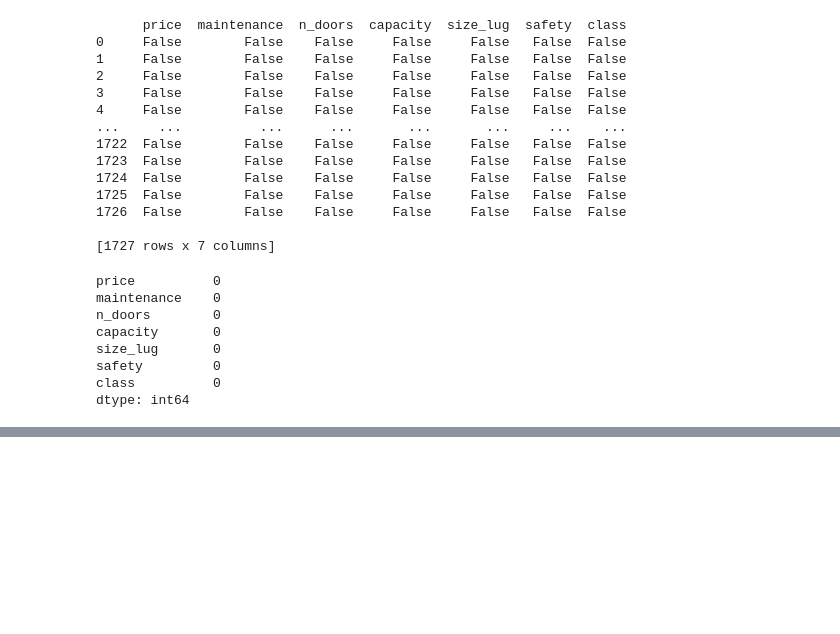
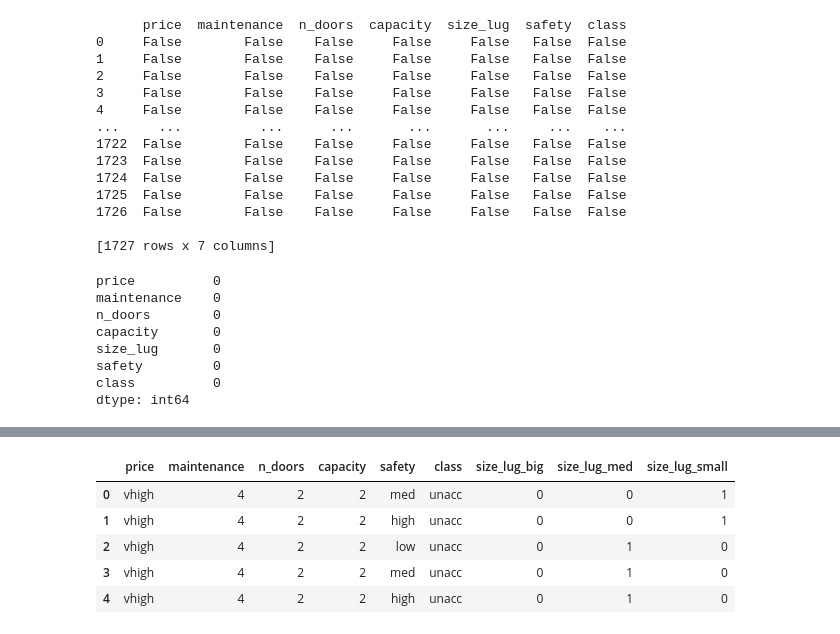
Before and after one commit to lismarcarolinacamacho/PYTHON, a Jupyter notebook: prueba_pandas.ipynb, the cells around one changed output, grey strips where cells are left out. Saved outputs shown, nothing was run; the diff lists cells and outputs as text; code cells hidden in the pictures; blank space fills up the shorter version.

```diff
--- a/prueba_pandas.ipynb
+++ b/prueba_pandas.ipynb
@@ -236,0 +245,2 @@ dtype: int64
+# %%
+df = pd.read_csv(url)
@@ -236,0 +256,2 @@ dtype: int64
+# %%
+df.columns = ['price', 'maintenance', 'n_doors', 'capacity', 'size_lug', 'safety', 'class']
@@ -236,0 +325,4 @@ dtype: int64
+# %%
+#cambiando variables categoricas en variables numericas
+
+df['maintenance'].replace(to_replace = ['vhigh','high','med','low'], value =[4,3,2,1], inplace=True)
@@ -236,0 +359,13 @@ dtype: int64
+# %%
+# este comando crea columnas nuevas dependiendo de cuantos valores hay
+
+df=pd.get_dummies(df, columns =['size_lug'])
+# %%
+df.head()
+# %% [output]
+|  | price | maintenance | n_doors | capacity | safety | class | size_lug_big | size_lug_med | size_lug_small |
+| 0 | vhigh | 4 | 2 | 2 | med | unacc | 0 | 0 | 1 |
+| 1 | vhigh | 4 | 2 | 2 | high | unacc | 0 | 0 | 1 |
+| 2 | vhigh | 4 | 2 | 2 | low | unacc | 0 | 1 | 0 |
+| 3 | vhigh | 4 | 2 | 2 | med | unacc | 0 | 1 | 0 |
+| 4 | vhigh | 4 | 2 | 2 | high | unacc | 0 | 1 | 0 |
```
Also changed, not shown: parts of 16 cells of this notebook.
